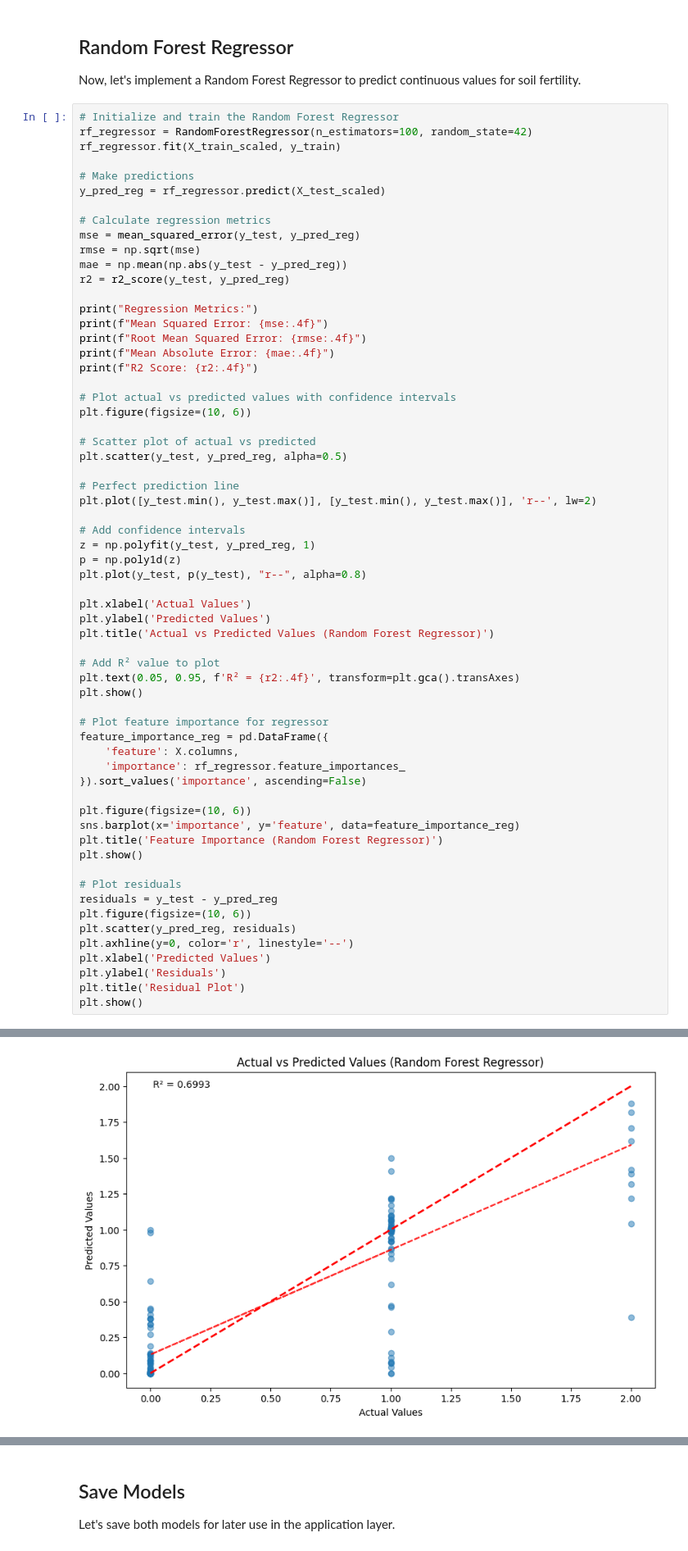
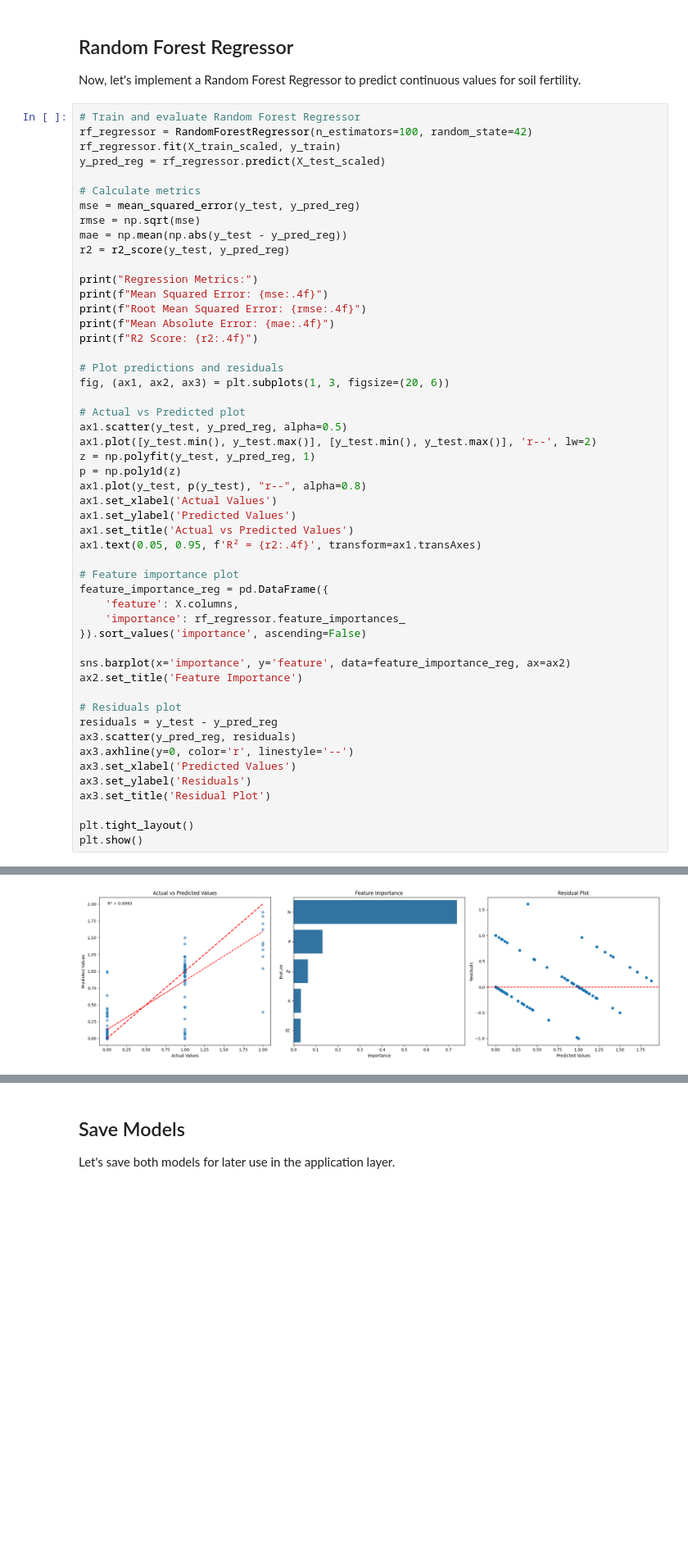
Before and after one commit to SoumyadipYT-OSS/SDP_Agri_Swastha, a Jupyter notebook: Models/soil_fertility_analysis_rnd_frst.ipynb, the cells around one changed output, grey strips where cells are left out. Shown at 82% size. Drawn from its saved outputs; the diff is of its cells as text; blank space fills up the shorter version.

```diff
--- a/Models/soil_fertility_analysis_rnd_frst.ipynb
+++ b/Models/soil_fertility_analysis_rnd_frst.ipynb
@@ -257,71 +247,60 @@ weighted avg       0.89      0.88      0.87       176
 
 Now, let's implement a Random Forest Regressor to predict continuous values for soil fertility.
 # %%
-# Initialize and train the Random Forest Regressor
+# Train and evaluate Random Forest Regressor
 rf_regressor = RandomForestRegressor(n_estimators=100, random_state=42)
 rf_regressor.fit(X_train_scaled, y_train)
-
-# Make predictions
 y_pred_reg = rf_regressor.predict(X_test_scaled)
 
-# Calculate regression metrics
+# Calculate metrics
 mse = mean_squared_error(y_test, y_pred_reg)
 rmse = np.sqrt(mse)
 mae = np.mean(np.abs(y_test - y_pred_reg))
 r2 = r2_score(y_test, y_pred_reg)
 
 print("Regression Metrics:")
 print(f"Mean Squared Error: {mse:.4f}")
 print(f"Root Mean Squared Error: {rmse:.4f}")
 print(f"Mean Absolute Error: {mae:.4f}")
 print(f"R2 Score: {r2:.4f}")
 
-# Plot actual vs predicted values with confidence intervals
-plt.figure(figsize=(10, 6))
+# Plot predictions and residuals
+fig, (ax1, ax2, ax3) = plt.subplots(1, 3, figsize=(20, 6))
 
-# Scatter plot of actual vs predicted
-plt.scatter(y_test, y_pred_reg, alpha=0.5)
-
-# Perfect prediction line
-plt.plot([y_test.min(), y_test.max()], [y_test.min(), y_test.max()], 'r--', lw=2)
-
-# Add confidence intervals
+# Actual vs Predicted plot
+ax1.scatter(y_test, y_pred_reg, alpha=0.5)
+ax1.plot([y_test.min(), y_test.max()], [y_test.min(), y_test.max()], 'r--', lw=2)
 z = np.polyfit(y_test, y_pred_reg, 1)
 p = np.poly1d(z)
-plt.plot(y_test, p(y_test), "r--", alpha=0.8)
+ax1.plot(y_test, p(y_test), "r--", alpha=0.8)
+ax1.set_xlabel('Actual Values')
+ax1.set_ylabel('Predicted Values')
+ax1.set_title('Actual vs Predicted Values')
+ax1.text(0.05, 0.95, f'R² = {r2:.4f}', transform=ax1.transAxes)
 
-plt.xlabel('Actual Values')
-plt.ylabel('Predicted Values')
-plt.title('Actual vs Predicted Values (Random Forest Regressor)')
-
-# Add R² value to plot
-plt.text(0.05, 0.95, f'R² = {r2:.4f}', transform=plt.gca().transAxes)
-plt.show()
-
-# Plot feature importance for regressor
+# Feature importance plot
 feature_importance_reg = pd.DataFrame({
     'feature': X.columns,
     'importance': rf_regressor.feature_importances_
 }).sort_values('importance', ascending=False)
 
-plt.figure(figsize=(10, 6))
-sns.barplot(x='importance', y='feature', data=feature_importance_reg)
-plt.title('Feature Importance (Random Forest Regressor)')
+sns.barplot(x='importance', y='feature', data=feature_importance_reg, ax=ax2)
+ax2.set_title('Feature Importance')
+
+# Residuals plot
+residuals = y_test - y_pred_reg
+ax3.scatter(y_pred_reg, residuals)
+ax3.axhline(y=0, color='r', linestyle='--')
+ax3.set_xlabel('Predicted Values')
+ax3.set_ylabel('Residuals')
+ax3.set_title('Residual Plot')
+
+plt.tight_layout()
 plt.show()
-
-# Plot residuals
-residuals = y_test - y_pred_reg
-plt.figure(figsize=(10, 6))
-plt.scatter(y_pred_reg, residuals)
-plt.axhline(y=0, color='r', linestyle='--')
-plt.xlabel('Predicted Values')
-plt.ylabel('Residuals')
-plt.title('Residual Plot')
-plt.show()
 # %% [output]
 Regression Metrics:
 Mean Squared Error: 0.1055
 Root Mean Squared Error: 0.3248
 Mean Absolute Error: 0.1565
 R2 Score: 0.6993
-[figure, old version]
+[figure, new version]
```
Also changed, not shown: parts of 5 cells of this notebook.
